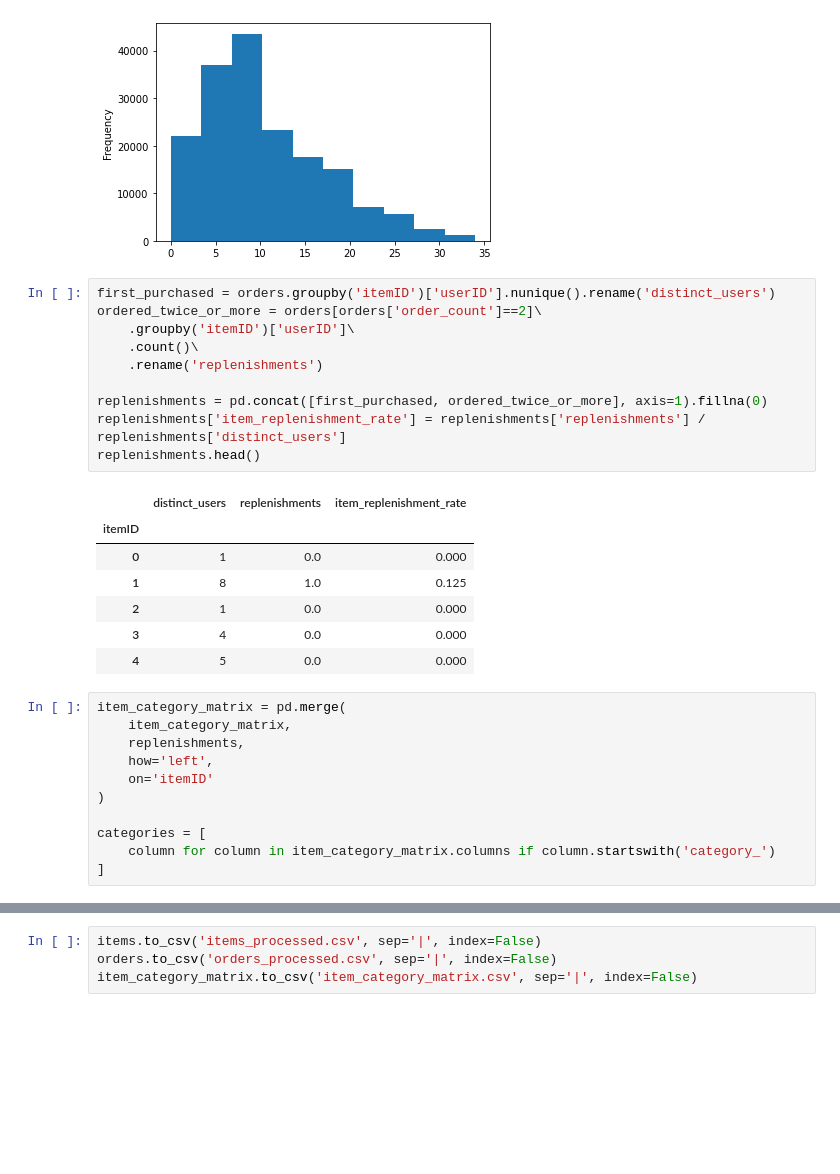
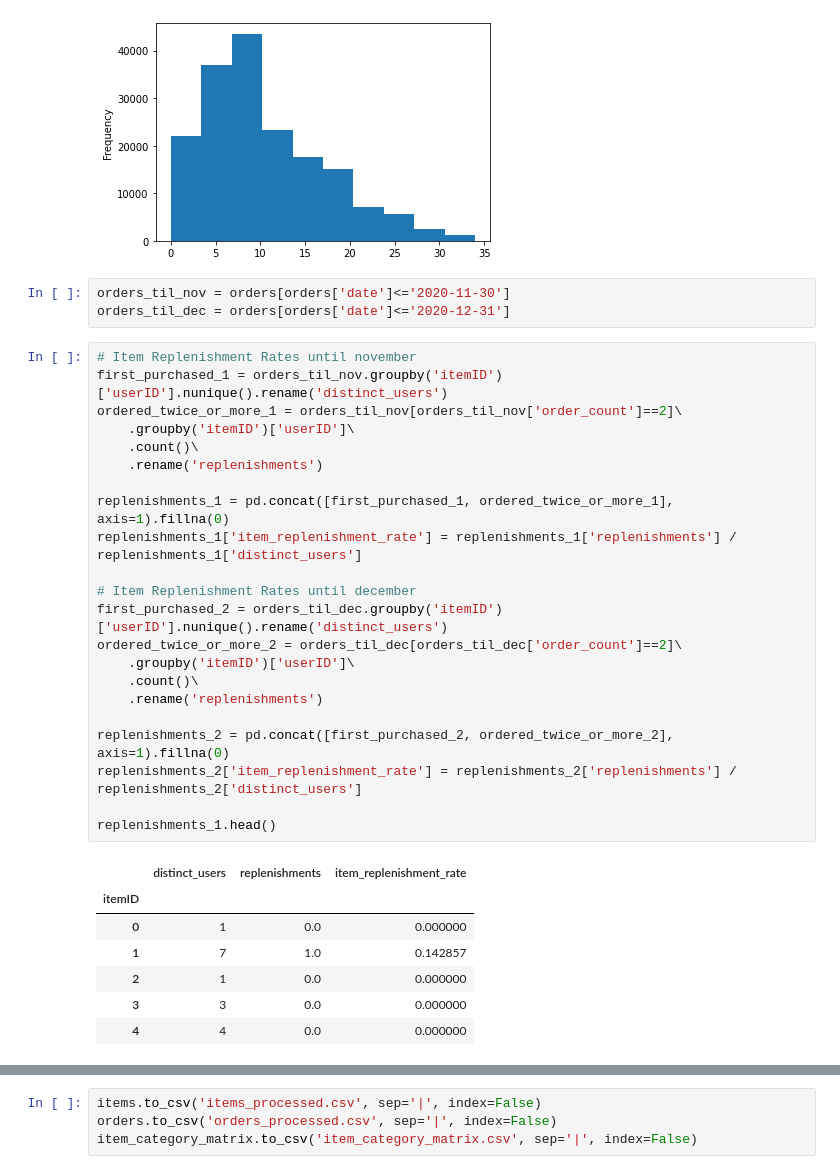
Before and after one commit to simranbhurat/DM2-Project, a Jupyter notebook: eda/DMC_EDA_Categories.ipynb, the cells around one changed output, grey strips where cells are left out. Saved outputs shown, nothing was run; the diff lists cells and outputs as text; blank space fills up the shorter version.

```diff
--- a/eda/DMC_EDA_Categories.ipynb
+++ b/eda/DMC_EDA_Categories.ipynb
@@ -530,32 +530,36 @@ orders['weeks_since_last_order'].plot(kind='hist')
 # %% [output]
 <matplotlib.axes._subplots.AxesSubplot at 0x...>
 [figure]
-# %%
-first_purchased = orders.groupby('itemID')['userID'].nunique().rename('distinct_users')
-ordered_twice_or_more = orders[orders['order_count']==2]\
-    .groupby('itemID')['userID']\
-    .count()\
-    .rename('replenishments')
-
-replenishments = pd.concat([first_purchased, ordered_twice_or_more], axis=1).fillna(0)
-replenishments['item_replenishment_rate'] = replenishments['replenishments'] / replenishments['distinct_users']
-replenishments.head()
-# %% [output]
-|  | distinct_users | replenishments | item_replenishment_rate |
-| itemID |  |  |  |
-| 0 | 1 | 0.0 | 0.000 |
-| 1 | 8 | 1.0 | 0.125 |
-| 2 | 1 | 0.0 | 0.000 |
-| 3 | 4 | 0.0 | 0.000 |
-| 4 | 5 | 0.0 | 0.000 |
-# %%
-item_category_matrix = pd.merge(
-    item_category_matrix,
-    replenishments,
-    how='left',
-    on='itemID'
-)
-
-categories = [
-    column for column in item_category_matrix.columns if column.startswith('category_')
-]
+# %%
+orders_til_nov = orders[orders['date']<='2020-11-30']
+orders_til_dec = orders[orders['date']<='2020-12-31']
+# %%
+# Item Replenishment Rates until november
+first_purchased_1 = orders_til_nov.groupby('itemID')['userID'].nunique().rename('distinct_users')
+ordered_twice_or_more_1 = orders_til_nov[orders_til_nov['order_count']==2]\
+    .groupby('itemID')['userID']\
+    .count()\
+    .rename('replenishments')
+
+replenishments_1 = pd.concat([first_purchased_1, ordered_twice_or_more_1], axis=1).fillna(0)
+replenishments_1['item_replenishment_rate'] = replenishments_1['replenishments'] / replenishments_1['distinct_users']
+
+# Item Replenishment Rates until december
+first_purchased_2 = orders_til_dec.groupby('itemID')['userID'].nunique().rename('distinct_users')
+ordered_twice_or_more_2 = orders_til_dec[orders_til_dec['order_count']==2]\
+    .groupby('itemID')['userID']\
+    .count()\
+    .rename('replenishments')
+
+replenishments_2 = pd.concat([first_purchased_2, ordered_twice_or_more_2], axis=1).fillna(0)
+replenishments_2['item_replenishment_rate'] = replenishments_2['replenishments'] / replenishments_2['distinct_users']
+
+replenishments_1.head()
+# %% [output]
+|  | distinct_users | replenishments | item_replenishment_rate |
+| itemID |  |  |  |
+| 0 | 1 | 0.0 | 0.000000 |
+| 1 | 7 | 1.0 | 0.142857 |
+| 2 | 1 | 0.0 | 0.000000 |
+| 3 | 3 | 0.0 | 0.000000 |
+| 4 | 4 | 0.0 | 0.000000 |
```
Also changed, not shown: parts of 11 cells of this notebook.
